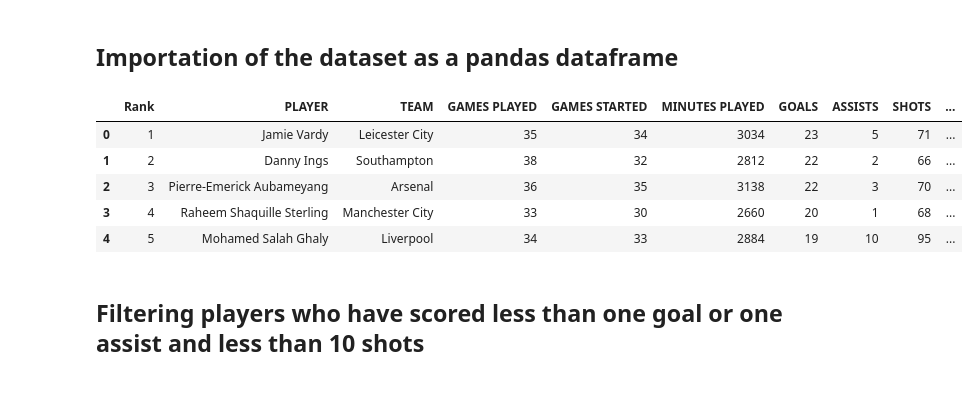
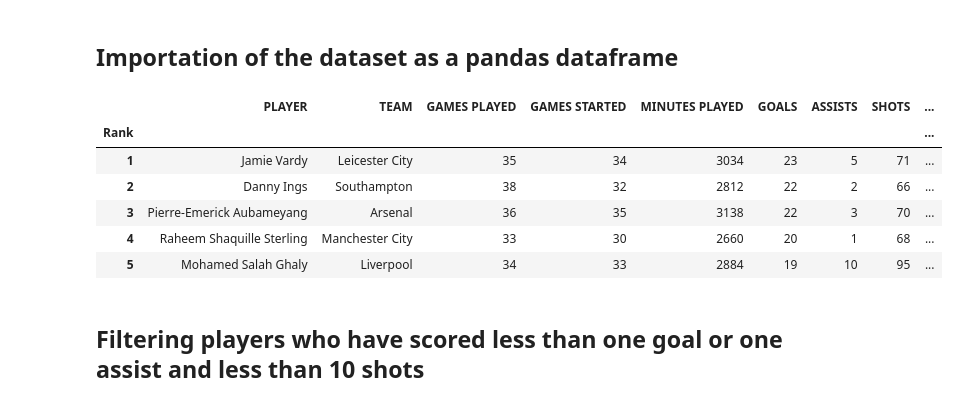
Before and after one commit to ephraim-amz/PLDataAnalysis, a Jupyter notebook: PremierLeagueNotebook.ipynb, the cells around one changed output. Cells and saved outputs as stored; diff of their text form; code cells hidden in the pictures.

```diff
--- a/PremierLeagueNotebook.ipynb
+++ b/PremierLeagueNotebook.ipynb
@@ -14,15 +14,16 @@ from sklearn.linear_model import LinearRegression
 # %% [markdown]
 ## Importation of the dataset as a pandas dataframe
 # %%
-df = pd.read_csv('Premier League Player Stats.csv')
+df = pd.read_csv('Premier League Player Stats.csv',index_col='Rank')
 df.head()
 # %% [output]
-|  | Rank | PLAYER | TEAM | GAMES PLAYED | GAMES STARTED | MINUTES PLAYED | GOALS | ASSISTS | SHOTS | ... |
-| 0 | 1 | Jamie Vardy | Leicester City | 35 | 34 | 3034 | 23 | 5 | 71 | ... |
-| 1 | 2 | Danny Ings | Southampton | 38 | 32 | 2812 | 22 | 2 | 66 | ... |
-| 2 | 3 | Pierre-Emerick Aubameyang | Arsenal | 36 | 35 | 3138 | 22 | 3 | 70 | ... |
-| 3 | 4 | Raheem Shaquille Sterling | Manchester City | 33 | 30 | 2660 | 20 | 1 | 68 | ... |
-| 4 | 5 | Mohamed Salah Ghaly | Liverpool | 34 | 33 | 2884 | 19 | 10 | 95 | ... |
+|  | PLAYER | TEAM | GAMES PLAYED | GAMES STARTED | MINUTES PLAYED | GOALS | ASSISTS | SHOTS | ... |
+| Rank |  |  |  |  |  |  |  |  | ... |
+| 1 | Jamie Vardy | Leicester City | 35 | 34 | 3034 | 23 | 5 | 71 | ... |
+| 2 | Danny Ings | Southampton | 38 | 32 | 2812 | 22 | 2 | 66 | ... |
+| 3 | Pierre-Emerick Aubameyang | Arsenal | 36 | 35 | 3138 | 22 | 3 | 70 | ... |
+| 4 | Raheem Shaquille Sterling | Manchester City | 33 | 30 | 2660 | 20 | 1 | 68 | ... |
+| 5 | Mohamed Salah Ghaly | Liverpool | 34 | 33 | 2884 | 19 | 10 | 95 | ... |
 # %% [markdown]
 ## Filtering players who have scored less than one goal or one assist and less than 10 shots
 # %%
```
Also changed, not shown: parts of 7 cells of this notebook.
